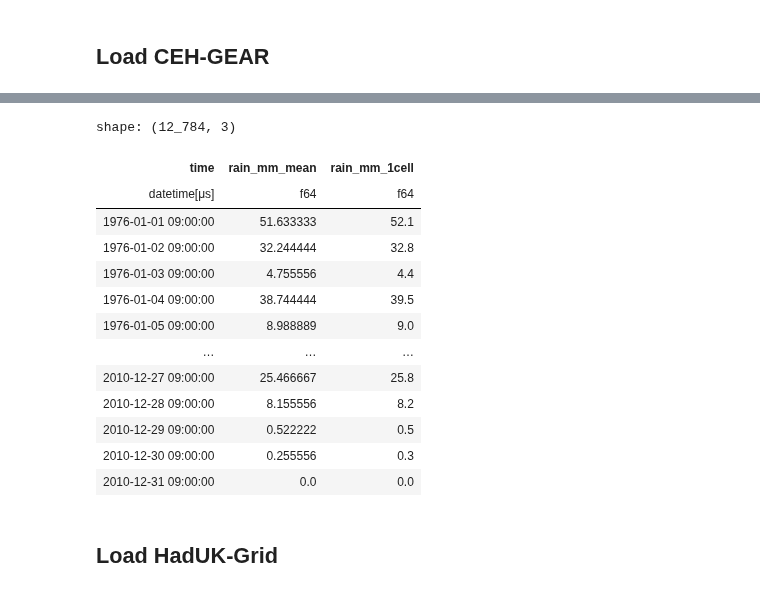
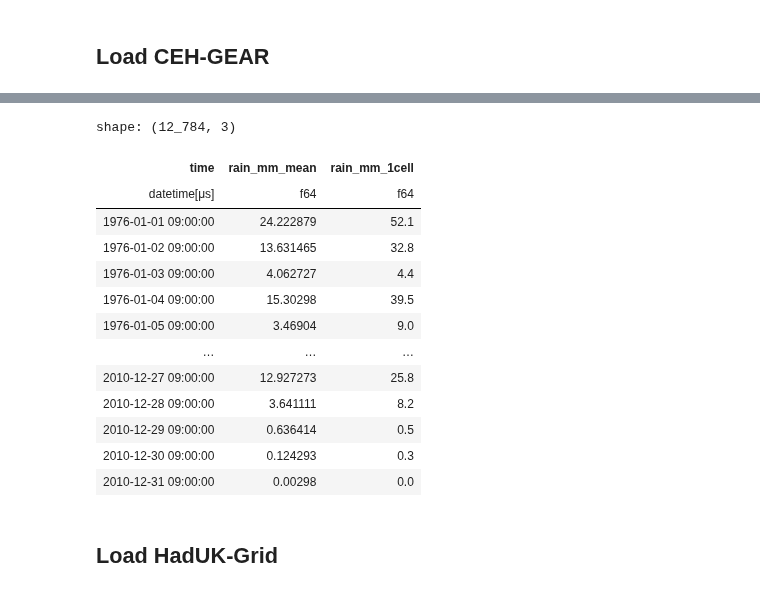
Before and after one commit to Thomasjkeel/FDRI-comparing-rainfall-data-in-upper-severn, a Jupyter notebook: notebooks/Carreg_wen_gauge_vs_grid.ipynb, the cells around one changed output, grey strips where cells are left out. Cells and saved outputs as stored; diff of their text form; code cells hidden in the pictures.

```diff
--- a/notebooks/Carreg_wen_gauge_vs_grid.ipynb
+++ b/notebooks/Carreg_wen_gauge_vs_grid.ipynb
@@ -45,0 +23,4 @@ Data variables:
+# %%
+ceh_plynlimon = xr.open_dataset('../../../CEH_GEAR/ceh_1km_plynlimonregion_19760101_20101231.nc')
+ceh_plynlimon = ceh_plynlimon.rename({'rainfall_amount': RAIN_COL})
+ceh_plynlimon
@@ -46,44 +45,44 @@ Data variables:
 # %%
 ## Compute rainfall mean over Carreg-wen (3 * 3 km)
-ceh_carreg_mean = ceh_carreg[RAIN_COL].mean(('x', 'y'))
-ceh_carreg_mean = pl.from_pandas(ceh_carreg_mean.to_dataframe().reset_index()) ## convert to polars
-ceh_carreg_mean = ceh_carreg_mean.rename({RAIN_COL: f'{RAIN_COL}_mean'})
+ceh_plynlimon_mean = ceh_plynlimon[RAIN_COL].mean(('x', 'y'))
+ceh_plynlimon_mean = pl.from_pandas(ceh_plynlimon_mean.to_dataframe().reset_index()) ## convert to polars
+ceh_plynlimon_mean = ceh_plynlimon_mean.rename({RAIN_COL: f'{RAIN_COL}_mean'})
 
 #  Closest 1km grid cell to gauge
-ceh_carreg_1cell = ceh_carreg.sel(x=283000, y=289000)
-ceh_carreg_1cell = ceh_carreg_1cell[RAIN_COL].drop_vars(('x', 'y')) ## drop unnecessary vars
-ceh_carreg_1cell = pl.from_pandas(ceh_carreg_1cell.to_dataframe().reset_index()) ##convert to polars
-ceh_carreg_1cell = ceh_carreg_1cell.rename({RAIN_COL: f'{RAIN_COL}_1cell'})
+ceh_plynlimon_1cell = ceh_plynlimon.sel(x=283000, y=289000)
+ceh_plynlimon_1cell = ceh_plynlimon_1cell[RAIN_COL].drop_vars(('x', 'y')) ## drop unnecessary vars
+ceh_plynlimon_1cell = pl.from_pandas(ceh_plynlimon_1cell.to_dataframe().reset_index()) ##convert to polars
+ceh_plynlimon_1cell = ceh_plynlimon_1cell.rename({RAIN_COL: f'{RAIN_COL}_1cell'})
 # %%
 ## join data together
-ceh_carreg_all = ceh_carreg_mean.join(ceh_carreg_1cell, on='time')
+ceh_plynlimon_all = ceh_plynlimon_mean.join(ceh_plynlimon_1cell, on='time')
 
 ## overwrite value to be 9 am NOTE: messy but necessary for how the data has been stored
-ceh_carreg_all = ceh_carreg_all.with_columns(
+ceh_plynlimon_all = ceh_plynlimon_all.with_columns(
     pl.datetime(
         pl.col("time").dt.year(),
         pl.col("time").dt.month(),
         pl.col("time").dt.day(),
         9,
         pl.col("time").dt.minute(),
         pl.col("time").dt.second(),
     ).alias('time')
 )
-ceh_carreg_all
+ceh_plynlimon_all
 # %% [output]
 shape: (12_784, 3)
 | time | rain_mm_mean | rain_mm_1cell |
 | datetime[μs] | f64 | f64 |
-| 1976-01-01 09:00:00 | 51.633333 | 52.1 |
-| 1976-01-02 09:00:00 | 32.244444 | 32.8 |
-| 1976-01-03 09:00:00 | 4.755556 | 4.4 |
-| 1976-01-04 09:00:00 | 38.744444 | 39.5 |
-| 1976-01-05 09:00:00 | 8.988889 | 9.0 |
+| 1976-01-01 09:00:00 | 24.222879 | 52.1 |
+| 1976-01-02 09:00:00 | 13.631465 | 32.8 |
+| 1976-01-03 09:00:00 | 4.062727 | 4.4 |
+| 1976-01-04 09:00:00 | 15.30298 | 39.5 |
+| 1976-01-05 09:00:00 | 3.46904 | 9.0 |
 | … | … | … |
-| 2010-12-27 09:00:00 | 25.466667 | 25.8 |
-| 2010-12-28 09:00:00 | 8.155556 | 8.2 |
-| 2010-12-29 09:00:00 | 0.522222 | 0.5 |
-| 2010-12-30 09:00:00 | 0.255556 | 0.3 |
-| 2010-12-31 09:00:00 | 0.0 | 0.0 |
+| 2010-12-27 09:00:00 | 12.927273 | 25.8 |
+| 2010-12-28 09:00:00 | 3.641111 | 8.2 |
+| 2010-12-29 09:00:00 | 0.636414 | 0.5 |
+| 2010-12-30 09:00:00 | 0.124293 | 0.3 |
+| 2010-12-31 09:00:00 | 0.00298 | 0.0 |
 # %% [markdown]
 ## Load HadUK-Grid
```
Also changed, not shown: parts of 16 cells of this notebook, 1 other file.
